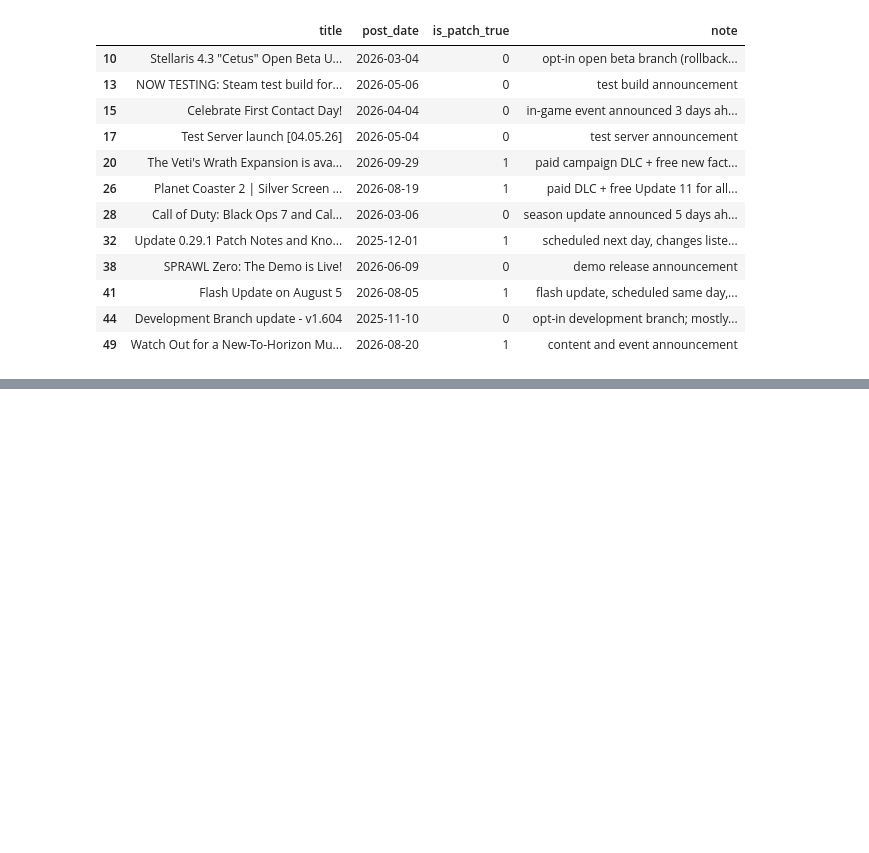
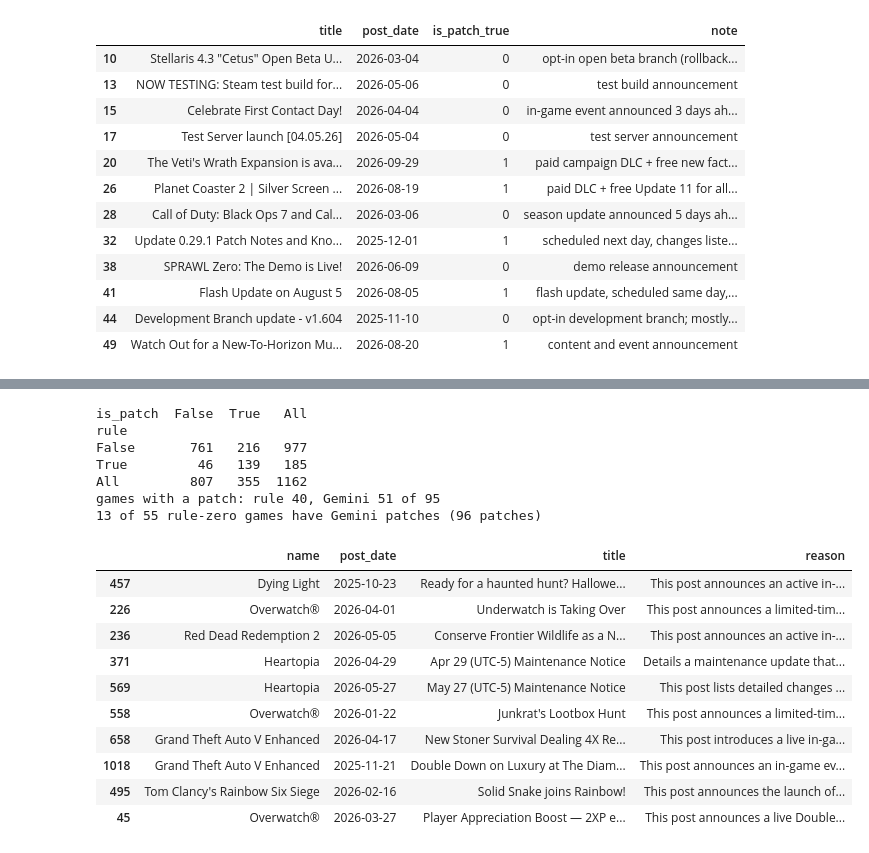
Before and after one commit to handillon1/steam-feedback, a Jupyter notebook: notebooks/05_patch_gemini.ipynb, the cells around one changed output, grey strips where cells are left out. Cells and saved outputs as stored; diff of their text form; code cells hidden in the pictures; blank space fills up the shorter version.

Commit message:
Gemini 3.6 Flash: all 1,162 priority posts labeled; rule vs Gemini comparison (D22)

```diff
--- a/notebooks/05_patch_gemini.ipynb
+++ b/notebooks/05_patch_gemini.ipynb
@@ -330,0 +328,34 @@ both.loc[~agree, ["gid", "is_patch_36", "is_patch_lite", "reason_lite"]]
+# %%
+flags = q("SELECT gid, (rule_tag OR rule_keyword OR rule_version) AS rule FROM news_patch_flags")
+pr = priority.merge(flags, on="gid").merge(read_cache()[["gid", "is_patch", "patch_type", "reason"]], on="gid")
+print(pd.crosstab(pr.rule, pr.is_patch, margins=True))
+
+pg = pr.groupby("name").agg(posts=("gid", "size"), rule=("rule", "sum"), gemini=("is_patch", "sum"))
+print(f"games with a patch: rule {(pg.rule > 0).sum()}, Gemini {(pg.gemini > 0).sum()} of {len(pg)}")
+none_by_rule = pg[pg.rule == 0]
+print(f"{(none_by_rule.gemini > 0).sum()} of {len(none_by_rule)} rule-zero games have Gemini patches "
+      f"({int(none_by_rule.gemini.sum())} patches)")
+
+# spot check: 10 random posts from each disagreement direction
+added   = pr[~pr.rule &  pr.is_patch.astype(bool)].sample(10, random_state=1)
+removed = pr[ pr.rule & ~pr.is_patch.astype(bool)].sample(10, random_state=1)
+added[["name", "post_date", "title", "reason"]]
+# %% [output]
+is_patch  False  True   All
+rule
+False       761   216   977
+True         46   139   185
+All         807   355  1162
+games with a patch: rule 40, Gemini 51 of 95
+13 of 55 rule-zero games have Gemini patches (96 patches)
+|  | name | post_date | title | reason |
+| 457 | Dying Light | 2025-10-23 | Ready for a haunted hunt? Hallowe... | This post announces an active in-... |
+| 226 | Overwatch® | 2026-04-01 | Underwatch is Taking Over | This post announces a limited-tim... |
+| 236 | Red Dead Redemption 2 | 2026-05-05 | Conserve Frontier Wildlife as a N... | This post announces an active in-... |
+| 371 | Heartopia | 2026-04-29 | Apr 29 (UTC-5) Maintenance Notice | Details a maintenance update that... |
+| 569 | Heartopia | 2026-05-27 | May 27 (UTC-5) Maintenance Notice | This post lists detailed changes ... |
+| 558 | Overwatch® | 2026-01-22 | Junkrat's Lootbox Hunt | This post announces a limited-tim... |
+| 658 | Grand Theft Auto V Enhanced | 2026-04-17 | New Stoner Survival Dealing 4X Re... | This post introduces a live in-ga... |
+| 1018 | Grand Theft Auto V Enhanced | 2025-11-21 | Double Down on Luxury at The Diam... | This post announces an in-game ev... |
+| 495 | Tom Clancy's Rainbow Six Siege | 2026-02-16 | Solid Snake joins Rainbow! | This post announces the launch of... |
+| 45 | Overwatch® | 2026-03-27 | Player Appreciation Boost — 2XP e... | This post announces a live Double... |
```
Also changed, not shown: parts of 3 cells of this notebook, 2 other files.
